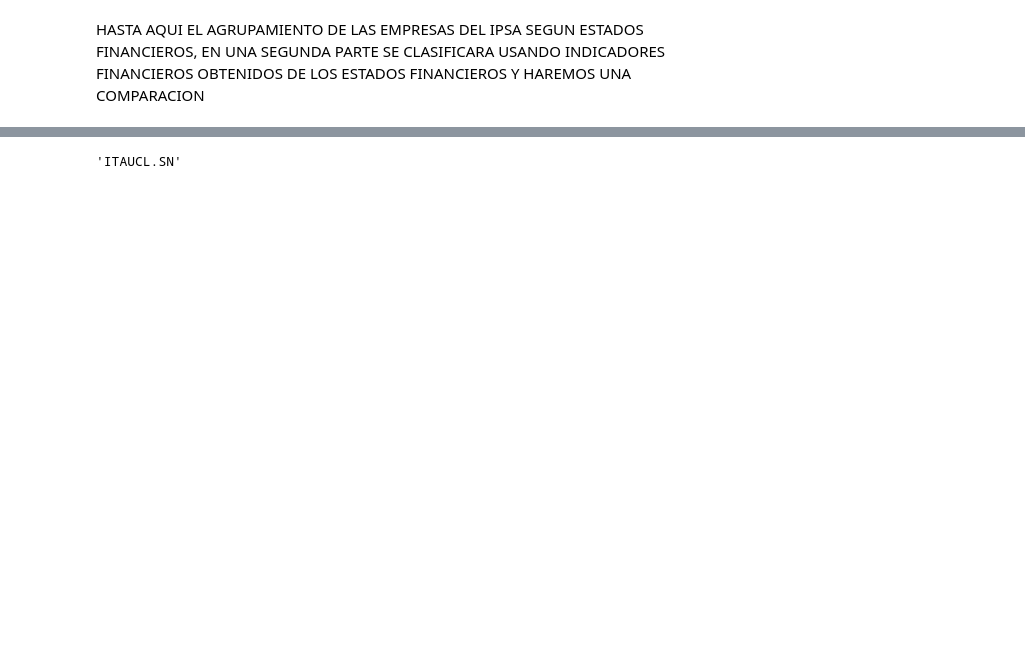
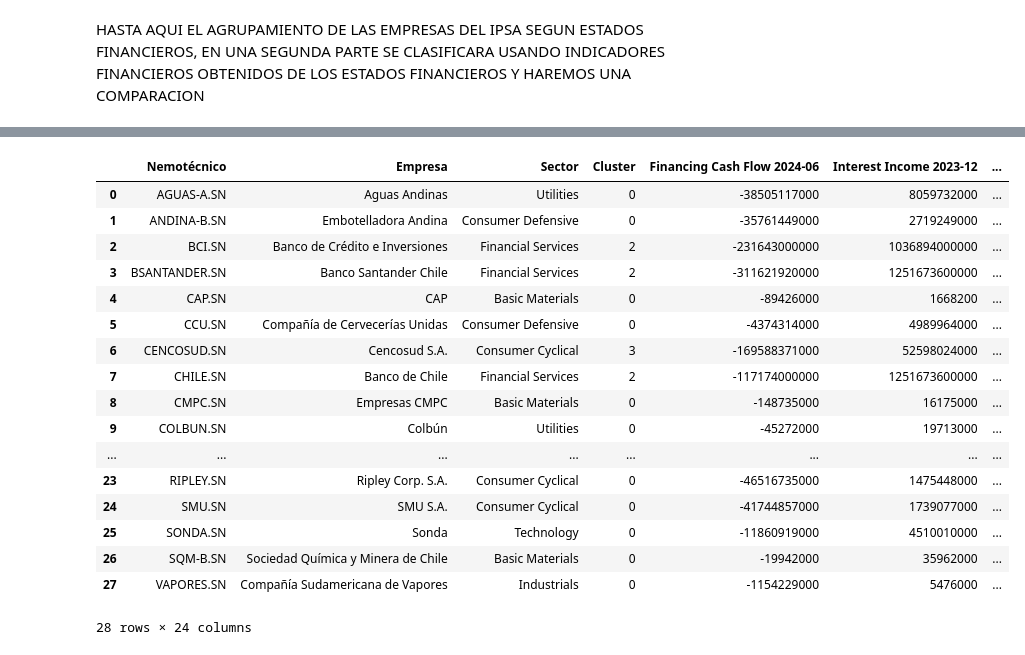
Before and after one commit to pabliacci/Finance-python, a Jupyter notebook: IPSA_data_analisis.ipynb, the cells around one changed output, grey strips where cells are left out. Saved outputs shown, nothing was run; the diff lists cells and outputs as text; code cells hidden in the pictures; blank space fills up the shorter version.

```diff
--- a/IPSA_data_analisis.ipynb
+++ b/IPSA_data_analisis.ipynb
@@ -945,4 +766,24 @@ l_q_fs_knn_imputed_all = knn_impute_nan_entire_df(l_q_fs_cleaned, n_neighbors=3)
-# %%
-valid_tickers[18]
-# %% [output]
-'ITAUCL.SN'
+# %%
+result = pd.concat([df_resumen,final_df], axis=1)
+float_cols = result.select_dtypes(include=['float']).columns
+result[float_cols] = result[float_cols].astype(int)
+result
+# %% [output]
+|  | Nemotécnico | Empresa | Sector | Cluster | Financing Cash Flow 2024-06 | Interest Income 2023-12 | ... |
+| 0 | AGUAS-A.SN | Aguas Andinas | Utilities | 0 | -38505117000 | 8059732000 | ... |
+| 1 | ANDINA-B.SN | Embotelladora Andina | Consumer Defensive | 0 | -35761449000 | 2719249000 | ... |
+| 2 | BCI.SN | Banco de Crédito e Inversiones | Financial Services | 2 | -231643000000 | 1036894000000 | ... |
+| 3 | BSANTANDER.SN | Banco Santander Chile | Financial Services | 2 | -311621920000 | 1251673600000 | ... |
+| 4 | CAP.SN | CAP | Basic Materials | 0 | -89426000 | 1668200 | ... |
+| 5 | CCU.SN | Compañía de Cervecerías Unidas | Consumer Defensive | 0 | -4374314000 | 4989964000 | ... |
+| 6 | CENCOSUD.SN | Cencosud S.A. | Consumer Cyclical | 3 | -169588371000 | 52598024000 | ... |
+| 7 | CHILE.SN | Banco de Chile | Financial Services | 2 | -117174000000 | 1251673600000 | ... |
+| 8 | CMPC.SN | Empresas CMPC | Basic Materials | 0 | -148735000 | 16175000 | ... |
+| 9 | COLBUN.SN | Colbún | Utilities | 0 | -45272000 | 19713000 | ... |
+| ... | ... | ... | ... | ... | ... | ... | ... |
+| 23 | RIPLEY.SN | Ripley Corp. S.A. | Consumer Cyclical | 0 | -46516735000 | 1475448000 | ... |
+| 24 | SMU.SN | SMU S.A. | Consumer Cyclical | 0 | -41744857000 | 1739077000 | ... |
+| 25 | SONDA.SN | Sonda | Technology | 0 | -11860919000 | 4510010000 | ... |
+| 26 | SQM-B.SN | Sociedad Química y Minera de Chile | Basic Materials | 0 | -19942000 | 35962000 | ... |
+| 27 | VAPORES.SN | Compañía Sudamericana de Vapores | Industrials | 0 | -1154229000 | 5476000 | ... |
+28 rows × 24 columns
```
Also changed, not shown: parts of 14 cells of this notebook.
